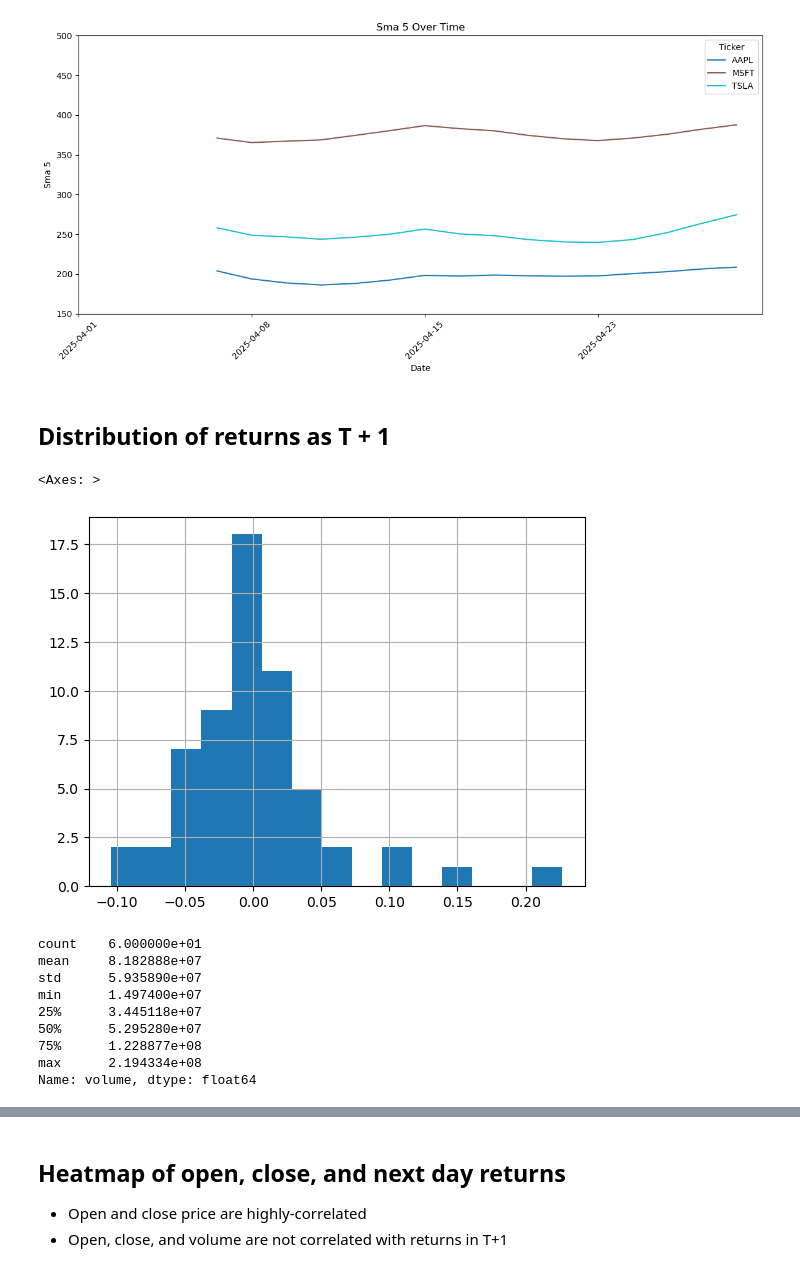
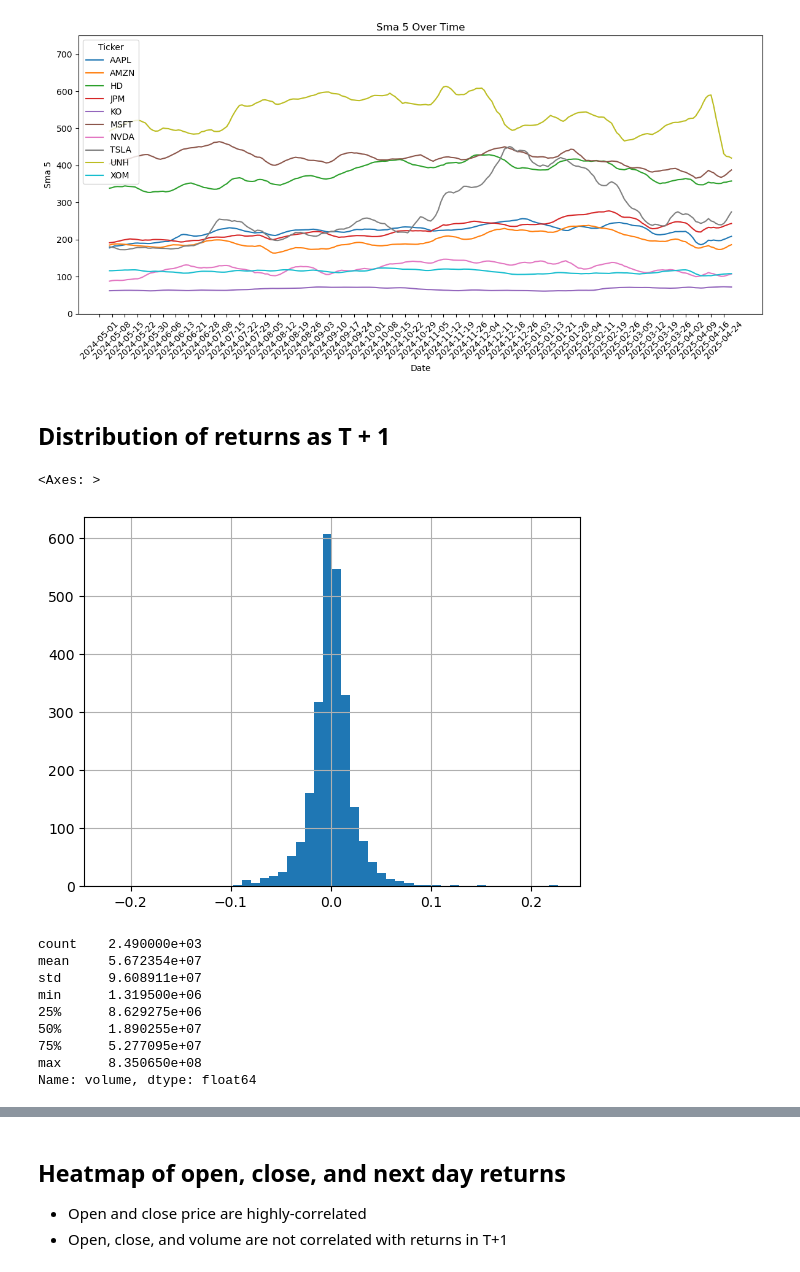
Before and after one commit to asacco-97/multimodal-stock-ranking, a Jupyter notebook: notebooks/eda.ipynb, the cells around one changed output, grey strips where cells are left out. Cells and saved outputs as stored; diff of their text form; code cells hidden in the pictures.

```diff
--- a/notebooks/eda.ipynb
+++ b/notebooks/eda.ipynb
@@ -8,7 +8,7 @@ import matplotlib.gridspec as gridspec
 import seaborn as sns
 from sklearn.decomposition import PCA
 # %%
-df = pd.read_parquet("../data/processed/daily_with_embeddings_trading_metrics.parquet")
+df = pd.read_parquet("../data/processed/daily_with_indicators.parquet")
 # %%
 print(df.shape)
 df.head()
@@ -100,23 +100,23 @@ plot_stock_metrics(df, "volatility_5", 5, -0.01, 0.25, 45)
 # %%
-plot_stock_metrics(df, "sma_5", 5, 150, 500, 45)
+plot_stock_metrics(df, "sma_5", 5, 0, 750, 45)
 # %% [output]
-[figure, old version]
+[figure, new version]
 # %% [markdown]
 ## Distribution of returns as T + 1
 # %%
-df["return_t+1"].hist(bins=15)
+df["return_t+1"].hist(bins=50)
 # %% [output]
 <Axes: >
-[figure, old version]
+[figure, new version]
 # %%
 df["volume"].describe()
 # %% [output]
-count    6.000000e+01
-mean     8.182888e+07
-std      5.935890e+07
-min      1.497400e+07
-25%      3.445118e+07
-50%      5.295280e+07
-75%      1.228877e+08
-max      2.194334e+08
+count    2.490000e+03
+mean     5.672354e+07
+std      9.608911e+07
+min      1.319500e+06
+25%      8.629275e+06
+50%      1.890255e+07
+75%      5.277095e+07
+max      8.350650e+08
 Name: volume, dtype: float64
```
Also changed, not shown: parts of 7 cells of this notebook, 2 other files.
